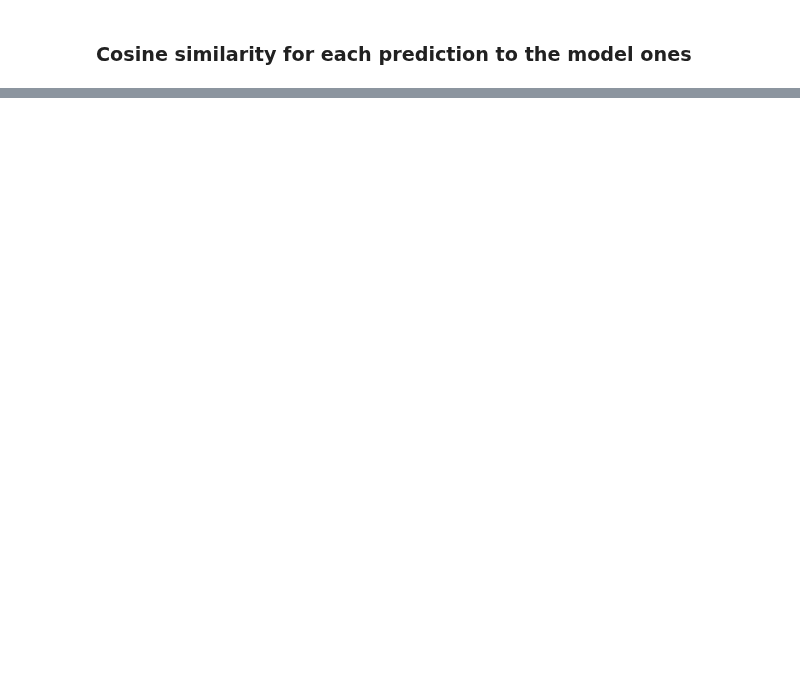
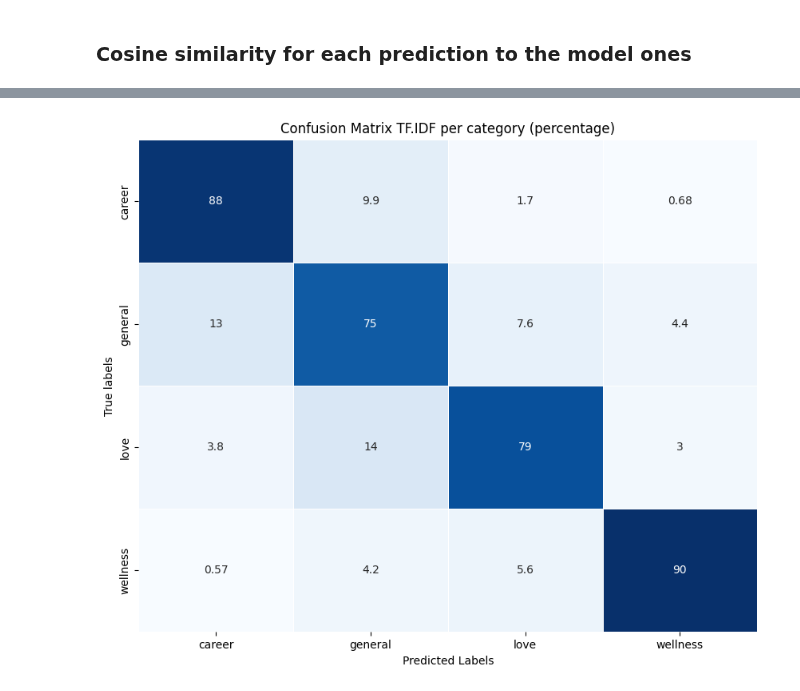
Before and after one commit to andregodinhodtu/02807_Comp_tools_project_group_02, a Jupyter notebook: notebooks/TF_IDF_analysis.ipynb, the cells around one changed output, grey strips where cells are left out. Saved outputs shown, nothing was run; the diff lists cells and outputs as text; code cells hidden in the pictures; blank space fills up the shorter version.

```diff
--- a/notebooks/TF_IDF_analysis.ipynb
+++ b/notebooks/TF_IDF_analysis.ipynb
@@ -514,0 +540,24 @@ ValueError: Unknown format code 'd' for object of type 'float'
+# %%
+row_sums = prediction_df.sum(axis=1)
+
+normalized_df = prediction_df.div(row_sums, axis=0)
+
+percentage_df = normalized_df * 100
+
+percentage_df = pd.DataFrame(percentage_df, index=prediction_df.index, columns=prediction_df.columns)
+
+plt.figure(figsize=(10, 8))
+
+sns.heatmap(
+    percentage_df,
+    annot=True,
+    cmap="Blues",
+    linewidths=.5,
+    cbar=False
+)
+plt.ylabel('True labels')
+plt.xlabel('Predicted Labels')
+plt.title(f'Confusion Matrix TF.IDF per {categories} (percentage)')
+plt.show()
+# %% [output]
+[figure, added]
```
Also changed, not shown: parts of 14 cells of this notebook, 1 other file.
